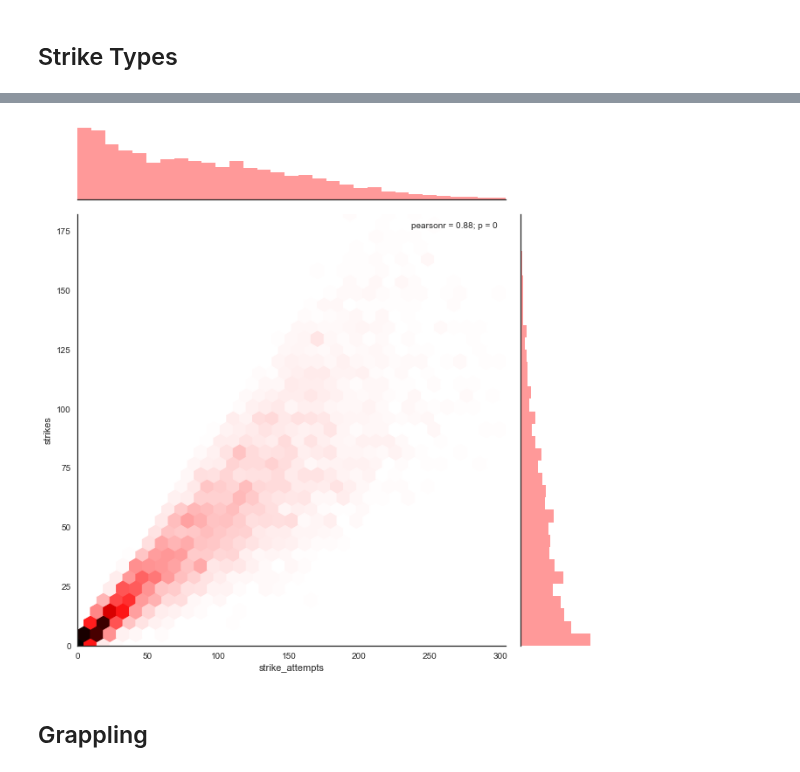
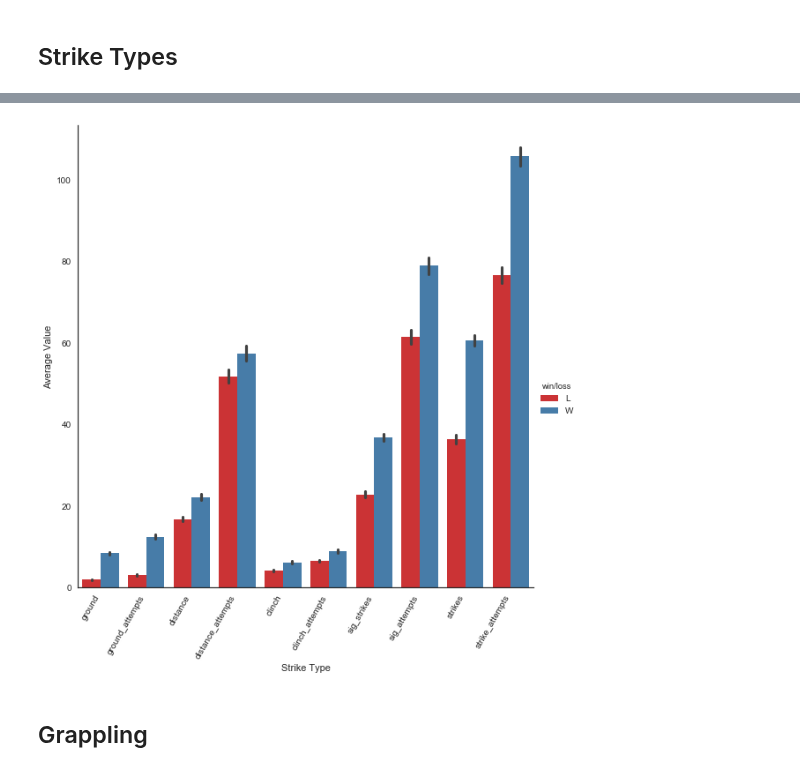
Before and after one commit to cfergusonlee/ufc_fight_analysis, a Jupyter notebook: ufc_analysis.ipynb, the cells around one changed output, grey strips where cells are left out. Saved outputs shown, nothing was run; the diff lists cells and outputs as text; code cells hidden in the pictures.

```diff
--- a/ufc_analysis.ipynb
+++ b/ufc_analysis.ipynb
@@ -802,15 +509,0 @@ plt.show()
-# %%
-upper_landed = np.percentile(fight_df['strikes'].values, 99)
-# fight_df.loc[fight_df['strikes']>upper_landed, 'strikes'] = upper_landed
-upper_attempts = np.percentile(fight_df['strike_attempts'].values, 99)
-# fight_df.loc[fight_df.strike_attempts>upper_attempts, 'strike_attempts'] = upper_attempts
-sns.jointplot(
-    'strike_attempts',
-    'strikes',
-    data=fight_df[(fight_df.strikes<upper_landed)&(fight_df.strike_attempts<upper_attempts)],
-    size=9,
-    kind='hex',
-    color='r')
-plt.show()
-# %% [output]
-[figure, removed]
@@ -816,0 +528,17 @@ plt.show()
+# %%
+#plt.figure(figsize=(12,8))
+sns.factorplot(
+    x='variable',
+    y='value',
+    kind='bar',
+    hue='win/loss',
+    palette='Set1',
+    data=types_df,
+    size=8
+)
+plt.ylabel('Average Value')
+plt.xlabel('Strike Type')
+plt.xticks(rotation=60, ha='right')
+plt.show()
+# %% [output]
+[figure, added]
```
Also changed, not shown: parts of 93 cells of this notebook, 2 other files.
